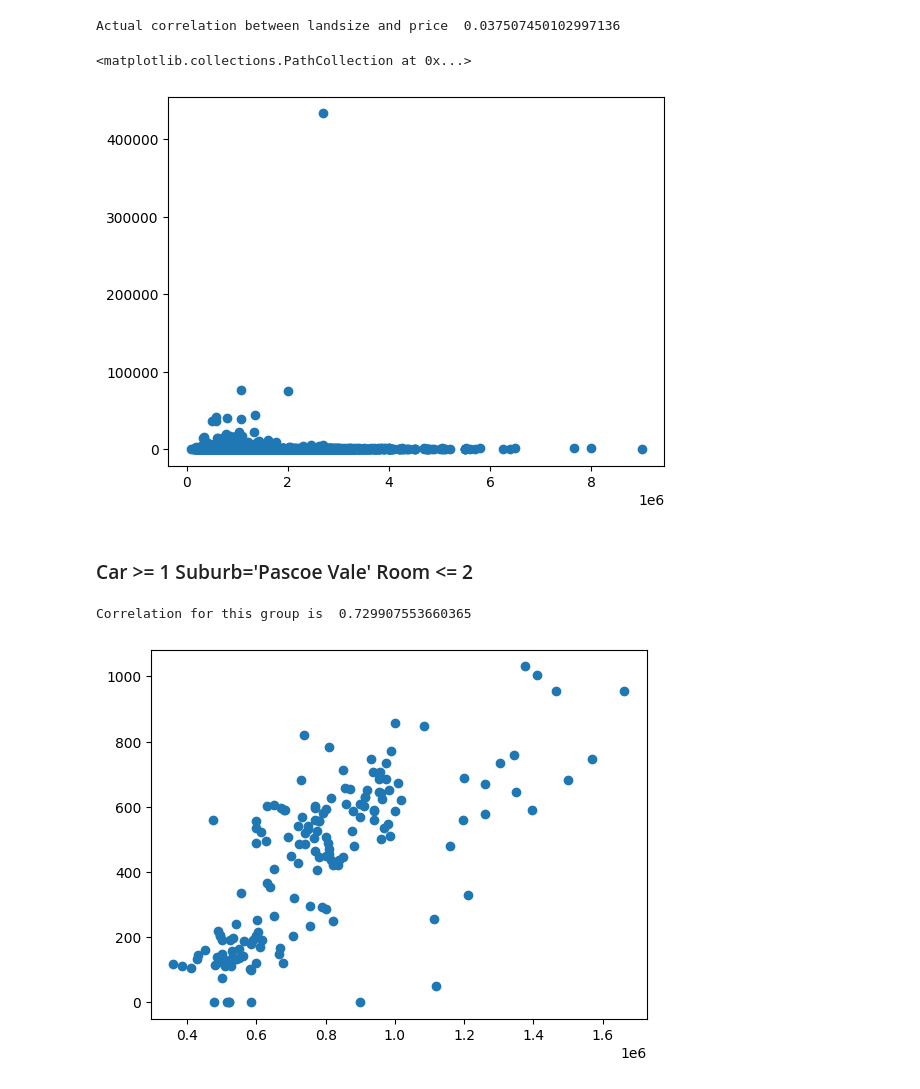
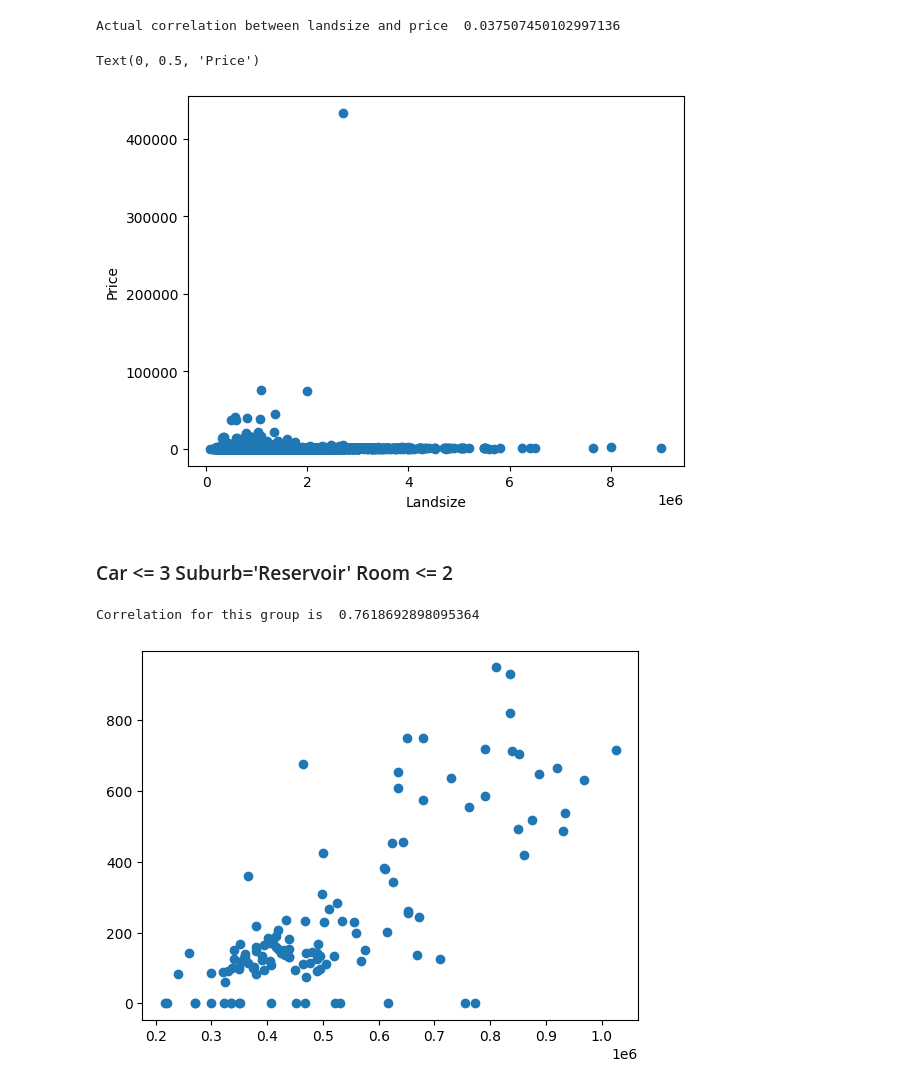
Before and after one commit to adityachandla/emmProject, a Jupyter notebook: VerifyFindings.ipynb, the cells around one changed output. Cells and saved outputs as stored; diff of their text form; code cells hidden in the pictures.

```diff
--- a/VerifyFindings.ipynb
+++ b/VerifyFindings.ipynb
@@ -11,17 +11,19 @@ print("Actual correlation between landsize and price ", np.corrcoef(price_all, l
 Actual correlation between landsize and price  0.037507450102997136
 # %%
 plt.scatter(price_all, landsize_all)
+plt.xlabel("Landsize")
+plt.ylabel("Price")
 # %% [output]
-<matplotlib.collections.PathCollection at 0x...>
+Text(0, 0.5, 'Price')
-[figure, old version]
+[figure, new version]
 # %% [markdown]
-### Car >= 1 Suburb='Pascoe Vale' Room <= 2
+### Car <= 3 Suburb='Reservoir' Room <= 2
 # %%
-condition_rows = housing_df.loc[housing_df['Car'] >= 1].loc[housing_df['Suburb'] == 'Pascoe Vale'].loc[housing_df['Rooms'] >= 2]
+condition_rows = housing_df.loc[housing_df['Car'] <= 3].loc[housing_df['Suburb'] == 'Reservoir'].loc[housing_df['Rooms'] <= 2]
 condition_price = condition_rows['Price']
 condition_landsize = condition_rows['Landsize']
 plt.scatter(condition_price, condition_landsize)
 print("Correlation for this group is ", np.corrcoef(condition_price, condition_landsize)[0][1])
 # %% [output]
-Correlation for this group is  0.729907553660365
+Correlation for this group is  0.7618692898095364
-[figure, old version]
+[figure, new version]
```
Also changed, not shown: parts of 3 cells of this notebook, 1 other file.
